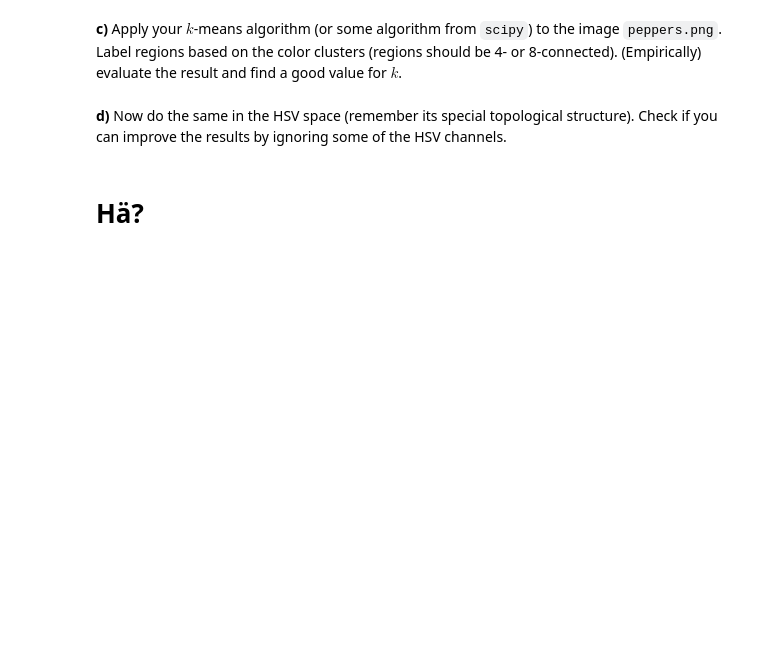
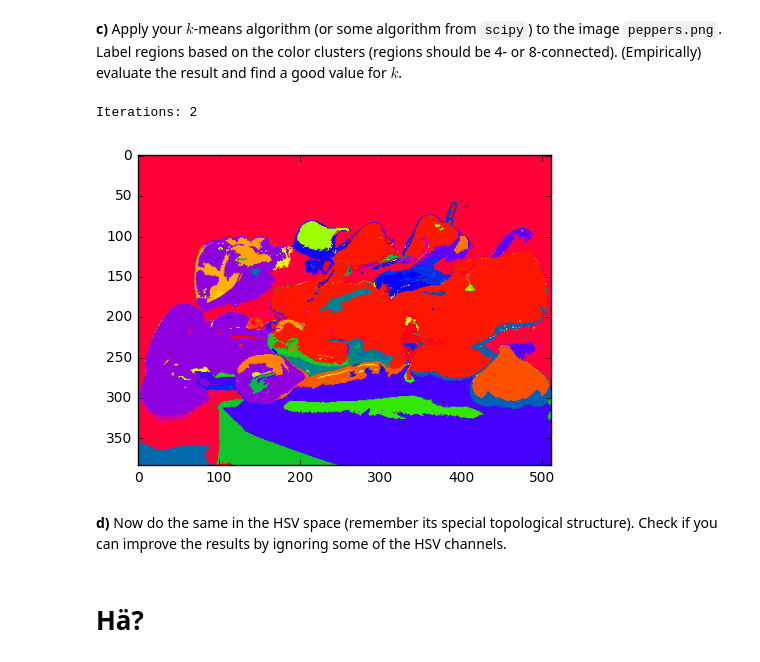
Before and after one commit to themightyoarfish/Computer-Vision, a Jupyter notebook: Exercise6/sheet06.ipynb, the cells around one changed output. Saved outputs shown, nothing was run; the diff lists cells and outputs as text; code cells hidden in the pictures; blank space fills up the shorter version.

```diff
--- a/Exercise6/sheet06.ipynb
+++ b/Exercise6/sheet06.ipynb
@@ -83,25 +86,27 @@ plt.show()
 # %%
 # Is this what is meant?
 def label_image(cluster_img, k, n=4):
     labels = np.zeros(cluster_img.shape)
     count = 0
     for c in range(k):
         cluster_img_c = cluster_img == c
-        labels_c = measure.label(cluster_img_c, neighbors=n)
-        n_components = np.unique(labels_c).size
+        labels_c, n_components = measure.label(cluster_img_c, neighbors=n,
+                return_num=True)
         labels += (cluster_img_c * count) + labels_c
         count += n_components
-    return labels
-
+    return labels.astype(np.int) - 1
 
 
 image = misc.imread('peppers.png')
-k = 4
+k = 6
 centers, labels = kmeans(image, k)
 image = label_image(labels, k, 8)
 
 plt.imshow(image, cmap='prism')
 plt.show()
+# %% [output]
+Iterations: 2
+[figure, added]
 # %% [markdown]
 **d)** Now do the same in the HSV space (remember its special topological structure). Check if you can improve the results by ignoring some of the HSV channels.
 # %% [markdown]
```
Also changed, not shown: parts of 4 cells of this notebook, 1 other file.
